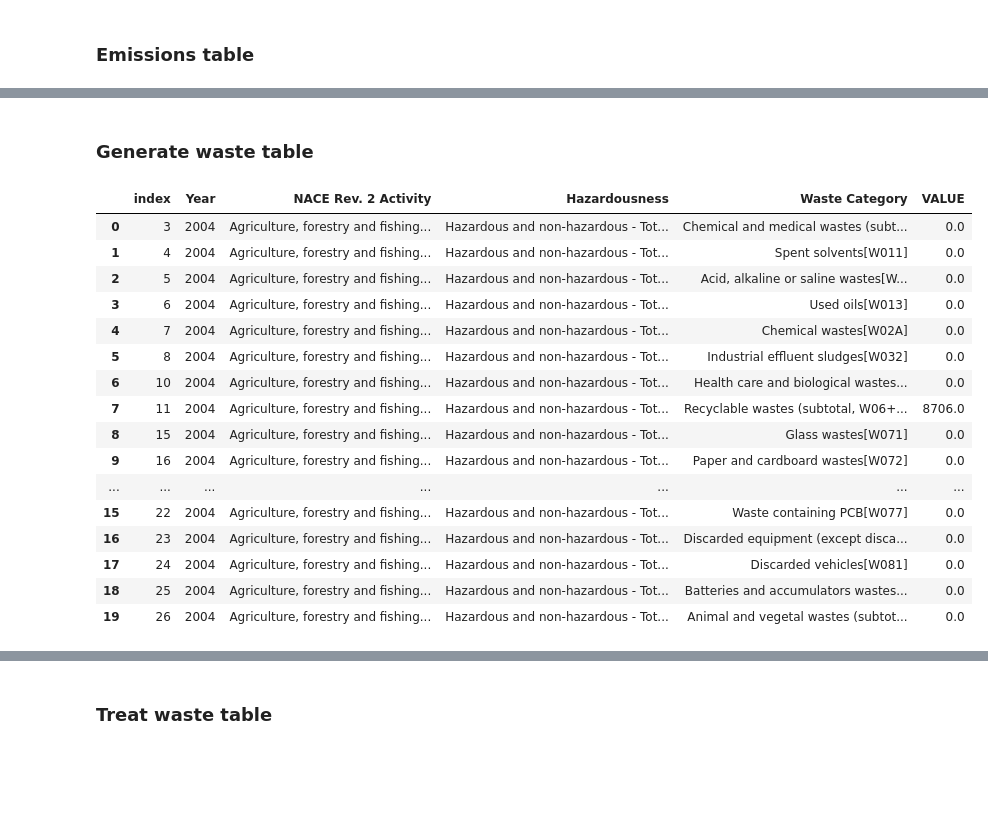
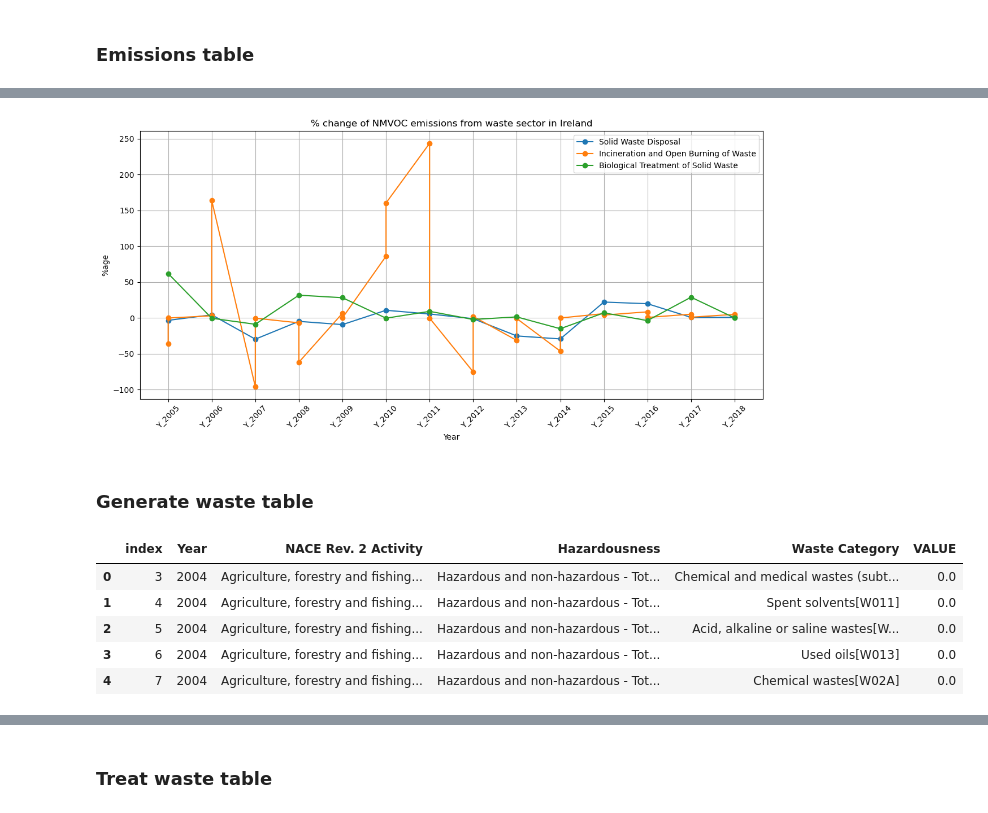
Before and after one commit to Taim974-H/MADE-project-at12uryb, a Jupyter notebook: project/data-exploration.ipynb, the cells around one changed output, grey strips where cells are left out. Cells and saved outputs as stored; diff of their text form; code cells hidden in the pictures; blank space fills up the shorter version.

Commit message:
data visualisation

```diff
--- a/project/data-exploration.ipynb
+++ b/project/data-exploration.ipynb
@@ -58,22 +79,38 @@ nn = df_emissions.isnull().sum()
+# %%
+# Calculate annual percentage change for each sector
+annual_change = df_emissions.set_index('Emission Sector').pct_change(axis='columns') * 100
+# Sectors of interest
+sectors_of_interest = ['Solid Waste Disposal', 'Incineration and Open Burning of Waste', 'Biological Treatment of Solid Waste']
+
+# Filter annual_change DataFrame for sectors of interest
+annual_change_filtered = annual_change.loc[sectors_of_interest,  'Y_2005':]
+
+df_melted = annual_change_filtered.reset_index().melt(id_vars='Emission Sector', var_name='Year', value_name='Value')
+
+# Plotting the data
+plt.figure(figsize=(12, 6))
+for sector in df_melted['Emission Sector'].unique():
+    sector_data = df_melted[df_melted['Emission Sector'] == sector]
+    plt.plot(sector_data['Year'], sector_data['Value'], marker='o', label=sector)
+
+plt.xlabel('Year')
+plt.ylabel('%age')
+plt.title('% change of NMVOC emissions from waste sector in Ireland')
+plt.legend()
+plt.grid(True)
+plt.xticks(rotation=45)
+plt.tight_layout()
+plt.show()
+# %% [output]
+[figure, added]
 # %% [markdown]
 ### Generate waste table
 # %%
-df_generate_waste.head(20)
+df_generate_waste.head(5)
 # %% [output]
 |  | index | Year | NACE Rev. 2 Activity | Hazardousness | Waste Category | VALUE |
 | 0 | 3 | 2004 | Agriculture, forestry and fishing... | Hazardous and non-hazardous - Tot... | Chemical and medical wastes (subt... | 0.0 |
 | 1 | 4 | 2004 | Agriculture, forestry and fishing... | Hazardous and non-hazardous - Tot... | Spent solvents[W011] | 0.0 |
 | 2 | 5 | 2004 | Agriculture, forestry and fishing... | Hazardous and non-hazardous - Tot... | Acid, alkaline or saline wastes[W... | 0.0 |
 | 3 | 6 | 2004 | Agriculture, forestry and fishing... | Hazardous and non-hazardous - Tot... | Used oils[W013] | 0.0 |
 | 4 | 7 | 2004 | Agriculture, forestry and fishing... | Hazardous and non-hazardous - Tot... | Chemical wastes[W02A] | 0.0 |
-| 5 | 8 | 2004 | Agriculture, forestry and fishing... | Hazardous and non-hazardous - Tot... | Industrial effluent sludges[W032] | 0.0 |
-| 6 | 10 | 2004 | Agriculture, forestry and fishing... | Hazardous and non-hazardous - Tot... | Health care and biological wastes... | 0.0 |
-| 7 | 11 | 2004 | Agriculture, forestry and fishing... | Hazardous and non-hazardous - Tot... | Recyclable wastes (subtotal, W06+... | 8706.0 |
-| 8 | 15 | 2004 | Agriculture, forestry and fishing... | Hazardous and non-hazardous - Tot... | Glass wastes[W071] | 0.0 |
-| 9 | 16 | 2004 | Agriculture, forestry and fishing... | Hazardous and non-hazardous - Tot... | Paper and cardboard wastes[W072] | 0.0 |
-| ... | ... | ... | ... | ... | ... | ... |
-| 15 | 22 | 2004 | Agriculture, forestry and fishing... | Hazardous and non-hazardous - Tot... | Waste containing PCB[W077] | 0.0 |
-| 16 | 23 | 2004 | Agriculture, forestry and fishing... | Hazardous and non-hazardous - Tot... | Discarded equipment (except disca... | 0.0 |
-| 17 | 24 | 2004 | Agriculture, forestry and fishing... | Hazardous and non-hazardous - Tot... | Discarded vehicles[W081] | 0.0 |
-| 18 | 25 | 2004 | Agriculture, forestry and fishing... | Hazardous and non-hazardous - Tot... | Batteries and accumulators wastes... | 0.0 |
-| 19 | 26 | 2004 | Agriculture, forestry and fishing... | Hazardous and non-hazardous - Tot... | Animal and vegetal wastes (subtot... | 0.0 |
```
Also changed, not shown: parts of 11 cells of this notebook, 7 other files.
